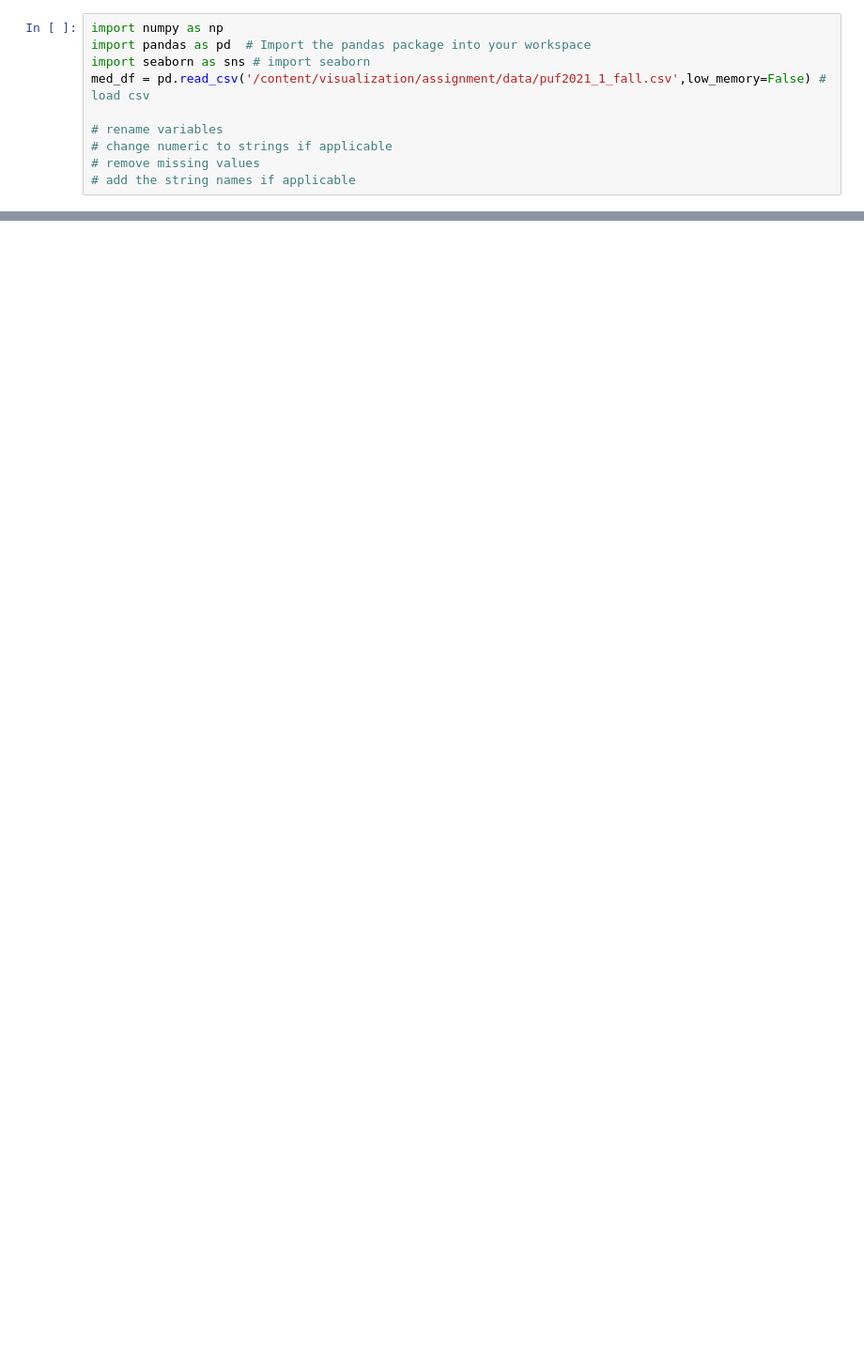
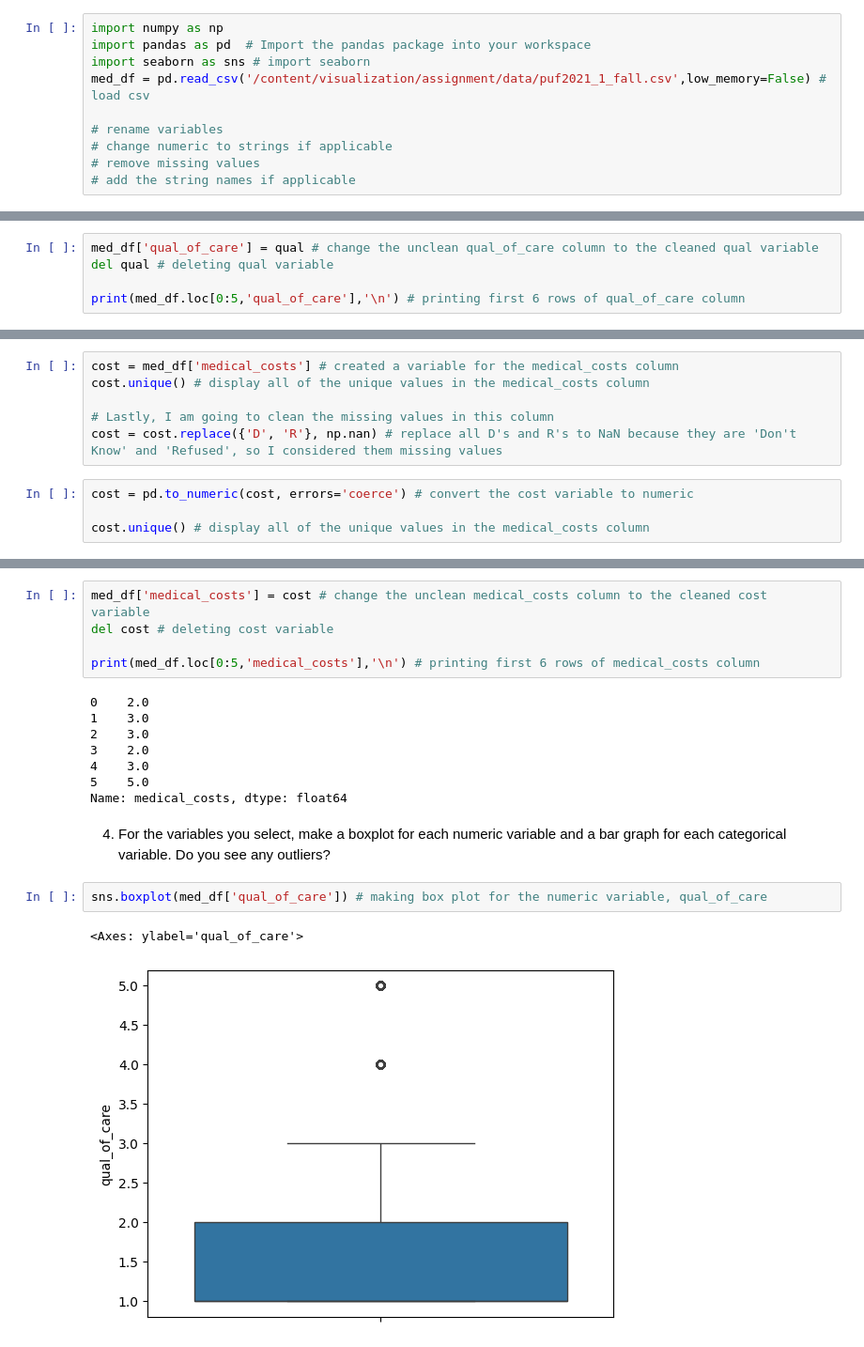
Before and after one commit to ashleyr05/visualization, a Jupyter notebook: assignment/assignment.ipynb, the cells around one changed output, grey strips where cells are left out. Shown at 94% size. Saved outputs shown, nothing was run; the diff lists cells and outputs as text; blank space fills up the shorter version.

```diff
--- a/assignment/assignment.ipynb
+++ b/assignment/assignment.ipynb
@@ -323,0 +360,5 @@ Name: medicare_status, dtype: int64
+# %%
+med_df['qual_of_care'] = qual # change the unclean qual_of_care column to the cleaned qual variable
+del qual # deleting qual variable
+
+print(med_df.loc[0:5,'qual_of_care'],'\n') # printing first 6 rows of qual_of_care column
@@ -323,0 +373,10 @@ Name: medicare_status, dtype: int64
+# %%
+cost = med_df['medical_costs'] # created a variable for the medical_costs column
+cost.unique() # display all of the unique values in the medical_costs column
+
+# Lastly, I am going to clean the missing values in this column
+cost = cost.replace({'D', 'R'}, np.nan) # replace all D's and R's to NaN because they are 'Don't Know' and 'Refused', so I considered them missing values
+# %%
+cost = pd.to_numeric(cost, errors='coerce') # convert the cost variable to numeric
+
+cost.unique() # display all of the unique values in the medical_costs column
@@ -323,0 +396,20 @@ Name: medicare_status, dtype: int64
+# %%
+med_df['medical_costs'] = cost # change the unclean medical_costs column to the cleaned cost variable
+del cost # deleting cost variable
+
+print(med_df.loc[0:5,'medical_costs'],'\n') # printing first 6 rows of medical_costs column
+# %% [output]
+0    2.0
+1    3.0
+2    3.0
+3    2.0
+4    3.0
+5    5.0
+Name: medical_costs, dtype: float64
+# %% [markdown]
+4. For the variables you select, make a boxplot for each numeric variable and a bar graph for each categorical variable. Do you see any outliers?
+# %%
+sns.boxplot(med_df['qual_of_care']) # making box plot for the numeric variable, qual_of_care
+# %% [output]
+<Axes: ylabel='qual_of_care'>
+[figure, added]
```
Also changed, not shown: parts of 20 cells of this notebook.
